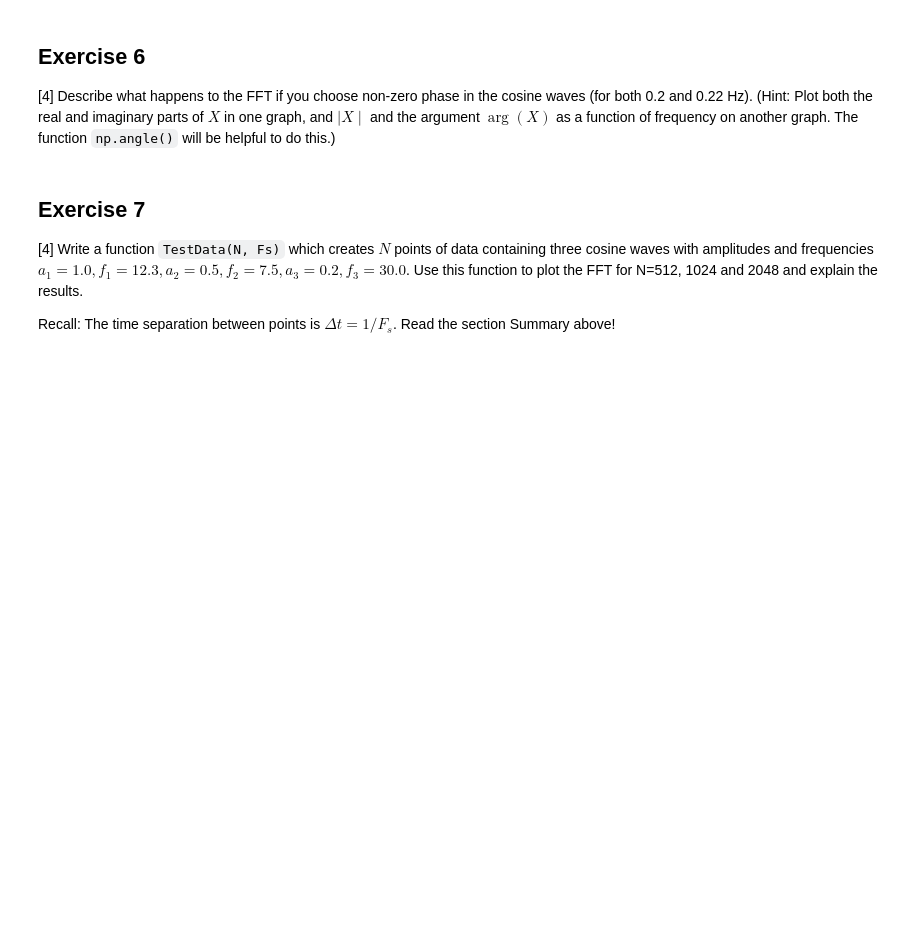
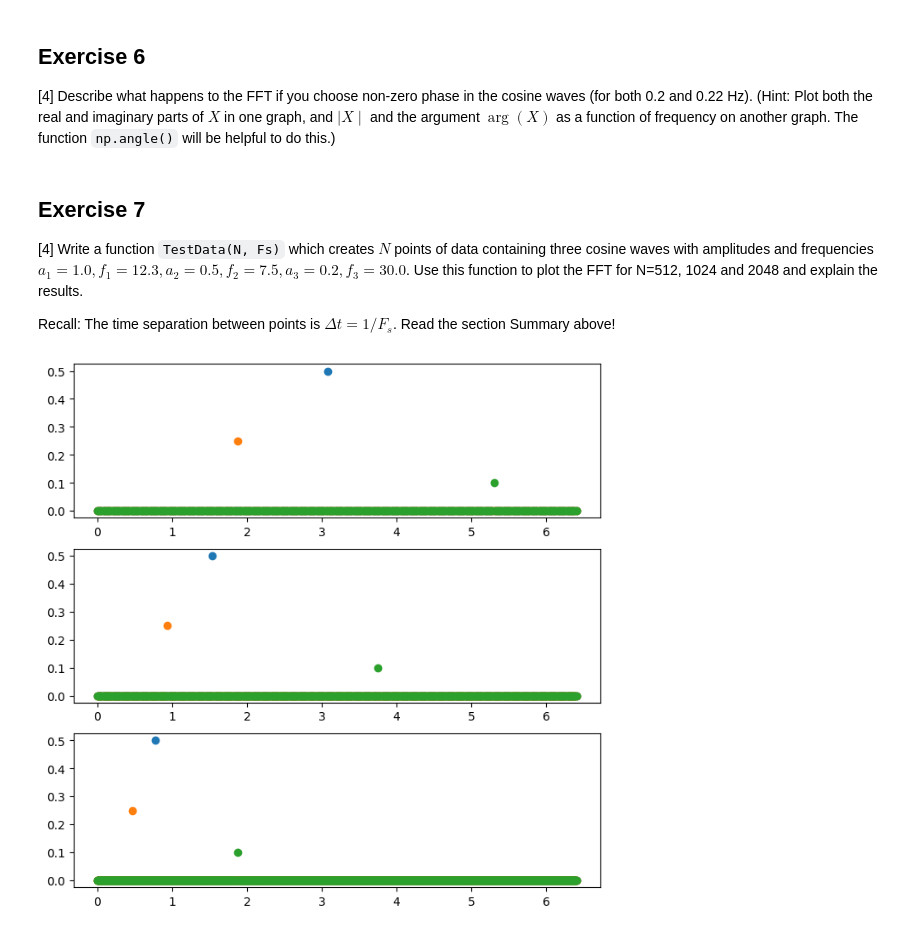
Before and after one commit to PX2145-2025/week-10-b-Ridge-Ewan-313, a Jupyter notebook: FFT.ipynb, the cells around one changed output. Saved outputs shown, nothing was run; the diff lists cells and outputs as text; code cells hidden in the pictures; blank space fills up the shorter version.

```diff
--- a/FFT.ipynb
+++ b/FFT.ipynb
@@ -419,3 +456,34 @@ fig.show()
 [4] Write a function `TestData(N, Fs)` which creates $N$ points of data containing three cosine waves with amplitudes and frequencies $a_1 = 1.0, f_1 = 12.3, a_2 = 0.5, f_2 = 7.5, a_3 = 0.2, f_3 = 30.0$. Use this function to plot the FFT for N=512, 1024 and 2048 and explain the results.
 
  Recall: The time separation between points is $\Delta t = 1/F_s$. Read the section Summary above!
+# %%
+def TestData(N, Fs):
+  # define the tau and t array
+  tau = N * 1/Fs
+  t = np.linspace(0, tau, N, endpoint=False)
+  # define the cosine waves
+  a1, f1 = 1.0, 12.3
+  a2, f2 = 0.5, 7.5
+  a3, f3 = 0.2, 30.0
+
+  x1 = a1 * np.cos(2 * np.pi * f1 * t)
+  x2 = a2 * np.cos(2 * np.pi * f2 * t)
+  x3 = a3 * np.cos(2 * np.pi * f3 * t)
+
+  return x1, x2, x3
+
+data1, data2, data3 = TestData(512, 51.2), TestData(1024, 102.4), TestData(2048, 204.8)
+
+fig, ax = plt.subplots(3, 1, figsize=(8,8))
+
+for x in data1:
+  frq, X = Spectrum1(x, Fs)
+  ax[0].plot(frq, np.abs(X), 'o')
+for x in data2:
+  frq, X = Spectrum1(x, Fs)
+  ax[1].plot(frq, np.abs(X), 'o')
+for x in data3:
+  frq, X = Spectrum1(x, Fs)
+  ax[2].plot(frq, np.abs(X), 'o')
+# %% [output]
+[figure, added]
```
Also changed, not shown: parts of 5 cells of this notebook.
